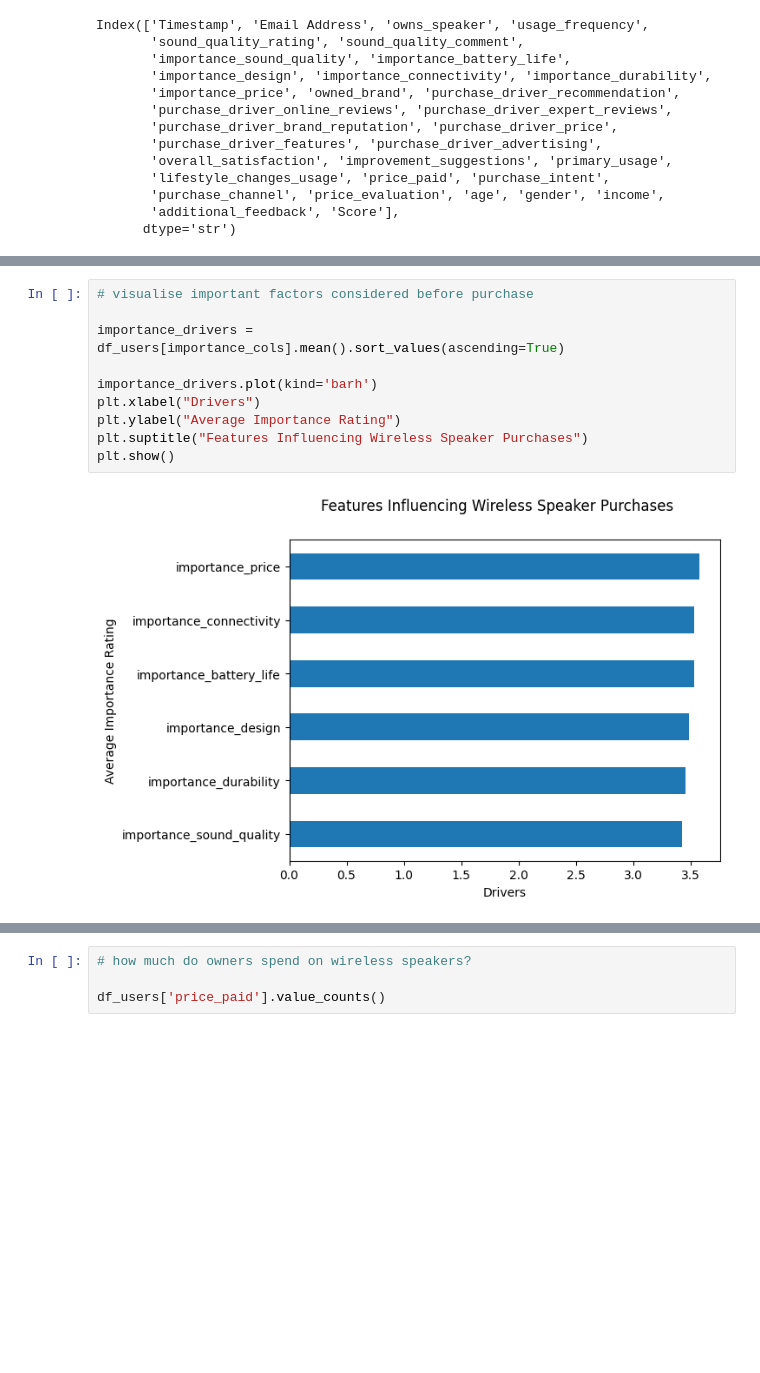
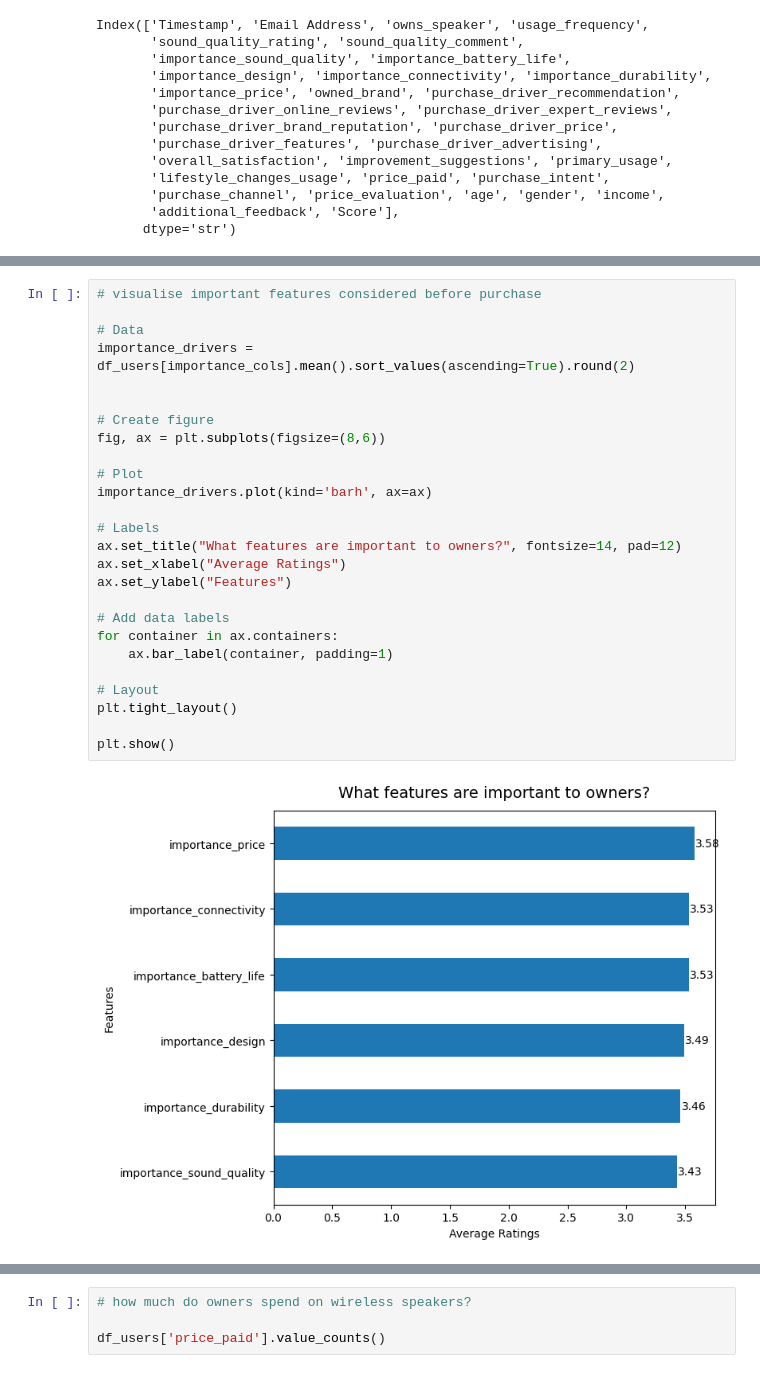
Before and after one commit to uwn-online/Customer-insight-analysis, a Jupyter notebook: notebooks/customer_insight_analysis.ipynb, the cells around one changed output, grey strips where cells are left out. Cells and saved outputs as stored; diff of their text form; blank space fills up the shorter version.

```diff
--- a/notebooks/customer_insight_analysis.ipynb
+++ b/notebooks/customer_insight_analysis.ipynb
@@ -283,13 +308,29 @@ importance_sound_quality    3.427303
 dtype: float64
 # %%
-# visualise important factors considered before purchase
+# visualise important features considered before purchase
 
-importance_drivers = df_users[importance_cols].mean().sort_values(ascending=True)
+# Data
+importance_drivers = df_users[importance_cols].mean().sort_values(ascending=True).round(2)
 
-importance_drivers.plot(kind='barh')
-plt.xlabel("Drivers")
-plt.ylabel("Average Importance Rating")
-plt.suptitle("Features Influencing Wireless Speaker Purchases")
+
+# Create figure
+fig, ax = plt.subplots(figsize=(8,6))
+
+# Plot
+importance_drivers.plot(kind='barh', ax=ax)
+
+# Labels
+ax.set_title("What features are important to owners?", fontsize=14, pad=12)
+ax.set_xlabel("Average Ratings")
+ax.set_ylabel("Features")
+
+# Add data labels
+for container in ax.containers:
+    ax.bar_label(container, padding=1)
+
+# Layout
+plt.tight_layout()
+
 plt.show()
 # %% [output]
-[figure, old version]
+[figure, new version]
```
Also changed, not shown: parts of 50 cells of this notebook.
